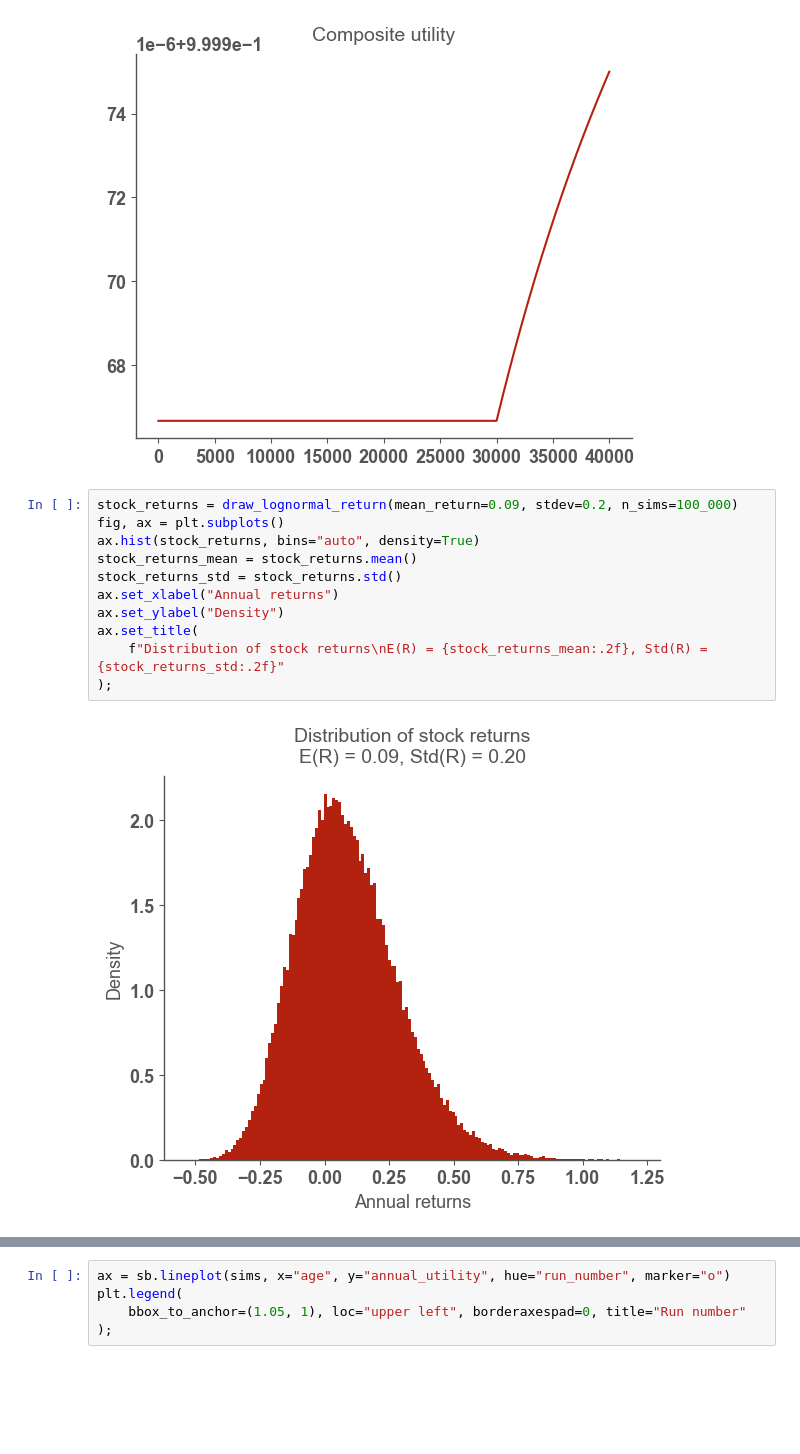
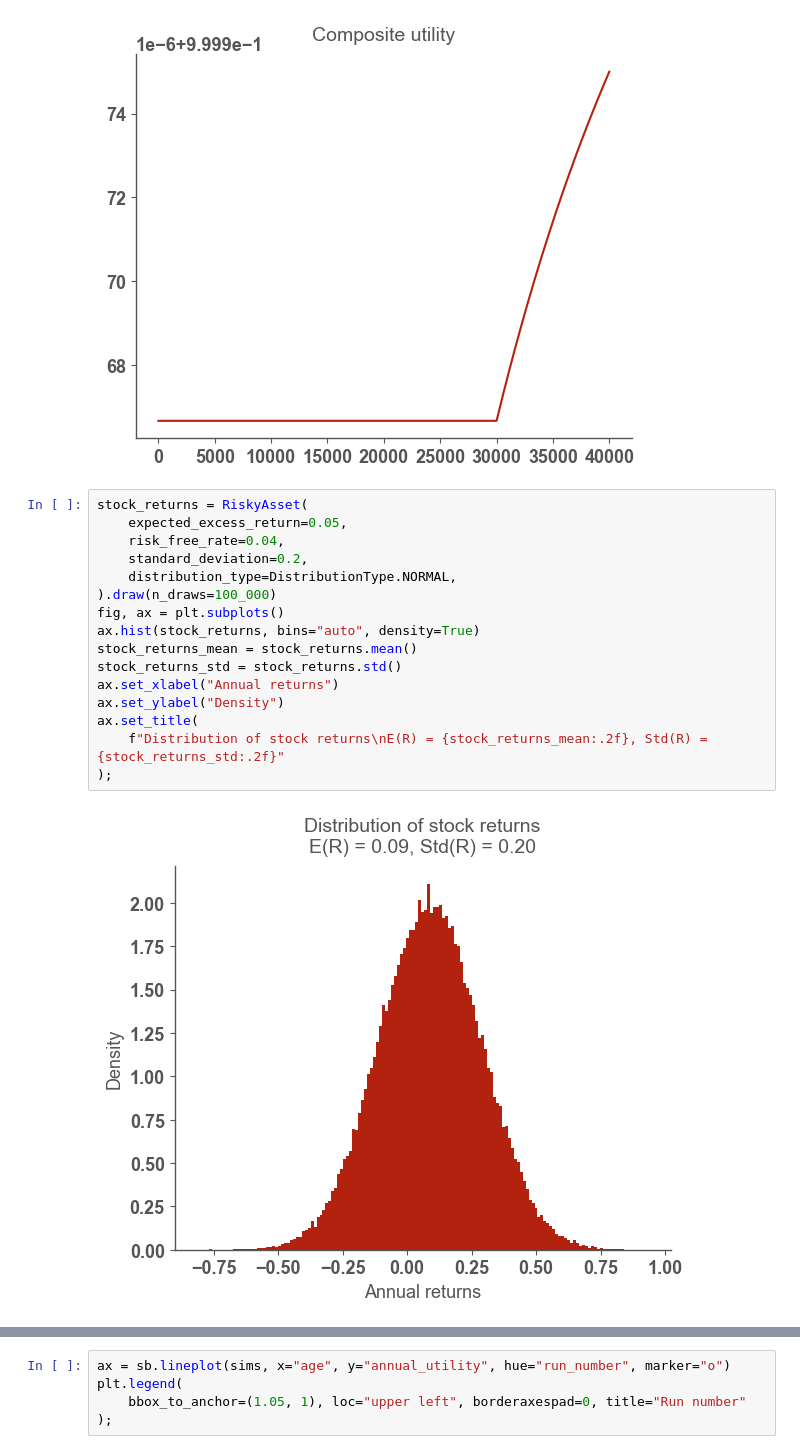
Before and after one commit to jaryaman/financial-decisions, a Jupyter notebook: notebooks/6-monte-carlo.ipynb, the cells around one changed output, grey strips where cells are left out. Cells and saved outputs as stored; diff of their text form; blank space fills up the shorter version.

```diff
--- a/notebooks/6-monte-carlo.ipynb
+++ b/notebooks/6-monte-carlo.ipynb
@@ -40,18 +40,23 @@ ax.set_title("Composite utility");
 # %% [output]
 [figure]
 # %%
-stock_returns = draw_lognormal_return(mean_return=0.09, stdev=0.2, n_sims=100_000)
+stock_returns = RiskyAsset(
+    expected_excess_return=0.05,
+    risk_free_rate=0.04,
+    standard_deviation=0.2,
+    distribution_type=DistributionType.NORMAL,
+).draw(n_draws=100_000)
 fig, ax = plt.subplots()
 ax.hist(stock_returns, bins="auto", density=True)
 stock_returns_mean = stock_returns.mean()
 stock_returns_std = stock_returns.std()
 ax.set_xlabel("Annual returns")
 ax.set_ylabel("Density")
 ax.set_title(
     f"Distribution of stock returns\nE(R) = {stock_returns_mean:.2f}, Std(R) = {stock_returns_std:.2f}"
 );
 # %% [output]
-[figure, old version]
+[figure, new version]
 # %%
 initial_assets = Assets(tax_free=400_000.0, taxable=600_000.0, tax_rate=0.2)
 preferences = Preferences(bequest_param=10)
```
Also changed, not shown: parts of 5 cells of this notebook, 2 other files.
